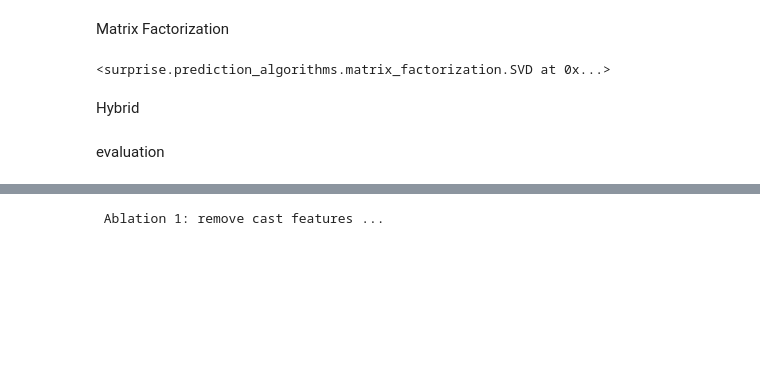
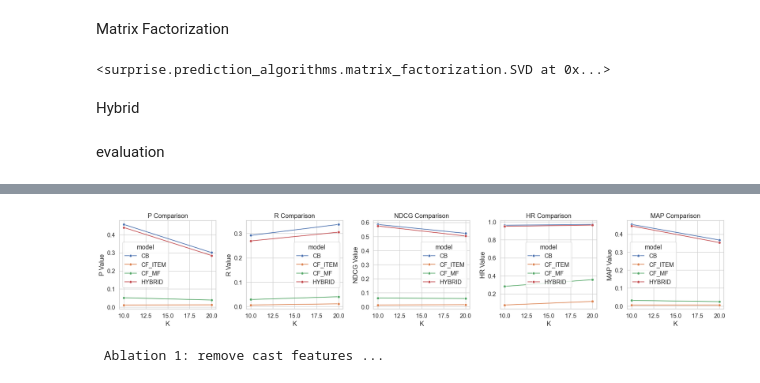
Before and after one commit to MohammadMahdiRazavi/Movie-Recommendation-System, a Jupyter notebook: src/notebooks/Movie Recommender.ipynb, the cells around one changed output, grey strips where cells are left out. Saved outputs shown, nothing was run; the diff lists cells and outputs as text; code cells hidden in the pictures; blank space fills up the shorter version.

Commit message:
add evaluation plots

```diff
--- a/src/notebooks/Movie Recommender.ipynb
+++ b/src/notebooks/Movie Recommender.ipynb
@@ -601,6 +601,29 @@ display(eval_df)
 | 5 | CF_ITEM | 20 | 0.012891 | [0.009, 0.017] | 0.010860 | [0.007, 0.015] | 0.015576 | [0.011, 0.020] | 0.116244 | [0.092, 0.142] | 0.005610 | ... |
 | 6 | CF_MF | 20 | 0.039419 | [0.034, 0.045] | 0.040098 | [0.034, 0.046] | 0.059164 | [0.051, 0.067] | 0.357675 | [0.322, 0.391] | 0.024332 | ... |
 | 7 | HYBRID | 20 | 0.284277 | [0.267, 0.303] | 0.305256 | [0.289, 0.319] | 0.503306 | [0.486, 0.519] | 0.962742 | [0.948, 0.976] | 0.353267 | ... |
+# %%
+import matplotlib.pyplot as plt
+import seaborn as sns
+
+sns.set(style="whitegrid", font_scale=1.2)
+
+plot_metrics = ["P", "R", "NDCG", "HR", "MAP"]
+
+fig, axes = plt.subplots(1, len(plot_metrics), figsize=(20, 4), sharex=True)
+
+for ax, m in zip(axes, plot_metrics):
+    sns.lineplot(
+        data=eval_df,
+        x="k", y=m, hue="model", marker="o", ax=ax
+    )
+    ax.set_title(f"{m} Comparison")
+    ax.set_ylabel(f"{m} Value")
+    ax.set_xlabel("K")
+
+plt.tight_layout()
+plt.show()
+# %% [output]
+[figure, added]
 # %%
 print("\n Ablation 1: remove cast features ...")
 vectorizer_no_cast = vectorizer.__class__(**vectorizer.get_params())
```
